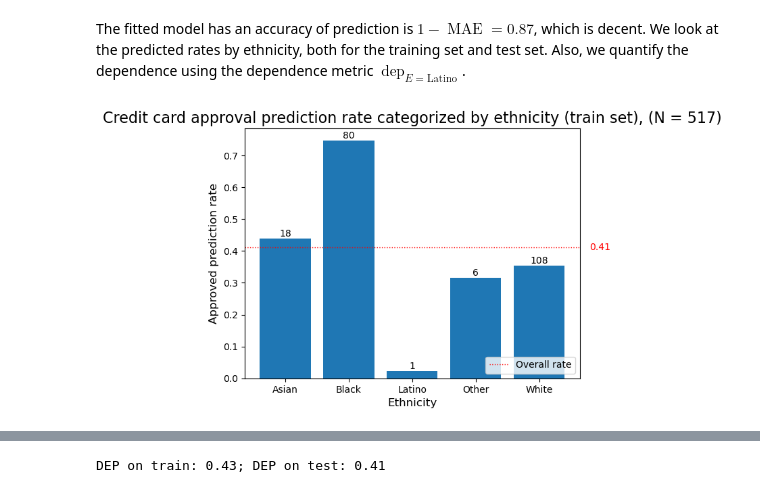
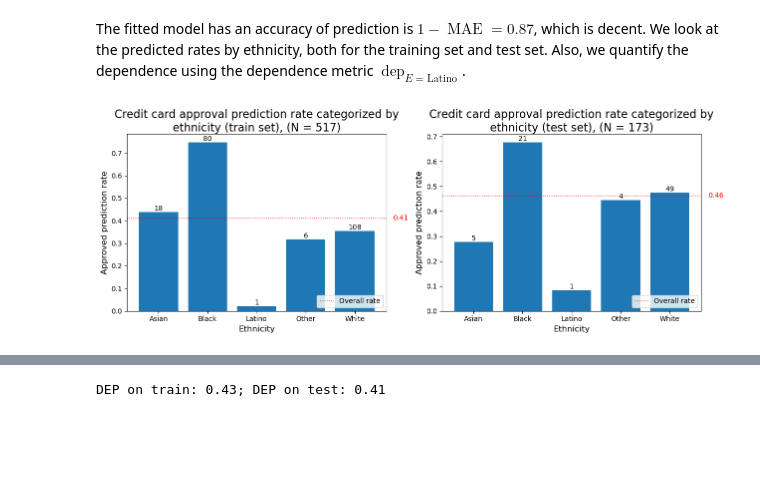
Before and after one commit to lucavella/SFML-project, a Jupyter notebook: luca_project.ipynb, the cells around one changed output, grey strips where cells are left out. Drawn from its saved outputs; the diff is of its cells as text; code cells hidden in the pictures; blank space fills up the shorter version.

```diff
--- a/luca_project.ipynb
+++ b/luca_project.ipynb
@@ -74,0 +135,9 @@ $$D(M(\vec{x}), M(\vec{y})) \le d(\vec{x}, \vec{y})$$
+# %%
+fig, ax = plt.subplots(figsize=(10, 8))
+
+ax.scatter(housing_df['MedInc'], housing_df['MedHouseVal'], s=1)
+ax.set_title('Median income in function of median house value per district in California', fontsize=16, wrap=True)
+ax.set_xlabel('Median income (in $1,000)', fontsize=12)
+ax.set_ylabel(f'Median house value (in $100,000)', fontsize=12)
+
+plt.show()
@@ -302,27 +505,33 @@ Here, the Gaussian Naive Bayes classifier is fit to the training data. To select
 # %%
+# pipeline with preprocessing and Gaussian Naive classifier model
 credit_pipe = Pipeline([
-    ('col_trans', ctf),
-    ('k_best', skb),
+    ('col_trans', credit_ctf),
+    ('k_best', credit_skb),
     ('gnb', GaussianNB())
 ])
 
+# hyperparameters
 credit_params = {
     'k_best__k': np.linspace(10, 25, 10, dtype=int)
 }
 
-kfcv = KFold(n_splits=5, shuffle=True, random_state=0)
+# 5-fold cross-validation
+credit_kfcv = KFold(n_splits=5, shuffle=True, random_state=0)
 
-gnb_gs = GridSearchCV(
+# grid search for best parameters
+credit_gnb_gs = GridSearchCV(
     credit_pipe,
     credit_params,
     scoring='accuracy',
+    n_jobs=-1,
     refit=True,
-    cv=kfcv,
+    cv=credit_kfcv,
     return_train_score=True
 )
 
-gnb_gs.fit(credit_X_train, credit_y_train)
-for param, value in gnb_gs.best_params_.items():
+# fit and print best params
+credit_gnb_gs.fit(credit_X_train, credit_y_train)
+for param, value in credit_gnb_gs.best_params_.items():
     print(f'{param}: {value}')
 # %% [output]
 k_best__k: 10
@@ -338,18 +541,18 @@ def score_summary(y_test, y_pred):
 # %%
-credit_y_test_pred = gnb_gs.predict(credit_X_test)
+credit_y_test_pred = credit_gnb_gs.predict(credit_X_test)
 score_summary(credit_y_test_pred, credit_y_test)
 # %% [output]
 R^2: 0.47; MAE: 0.13; MSE: 0.13
 # %% [markdown]
 The fitted model has an accuracy of prediction is $1-\operatorname{MAE} = 0.87$, which is decent. We look at the predicted rates by ethnicity, both for the training set and test set. Also, we quantify the dependence using the dependence metric $\operatorname{dep}_{E = \mathrm{Latino}}$.
 # %%
-credit_y_train_pred = gnb_gs.predict(credit_X_train)
+credit_y_train_pred = credit_gnb_gs.predict(credit_X_train)
 
-sensitive_rate_plot(
-    credit_X_train['Ethnicity'],
-    pd.Series(credit_y_train_pred, name='Approved prediction'),
-    1,
-    'Credit card approval prediction rate categorized by ethnicity (train set)'
+sensitive_rate_plots(
+    [credit_X_train['Ethnicity'], credit_X_test['Ethnicity']],
+    [pd.Series(credit_y_train_pred, name='Approved prediction'), pd.Series(credit_y_test_pred, name='Approved prediction')],
+    [1, 1],
+    ['Credit card approval prediction rate categorized by ethnicity (train set)', 'Credit card approval prediction rate categorized by ethnicity (test set)']
 )
 # %% [output]
-[figure, old version]
+[figure, new version]
```
Also changed, not shown: parts of 81 cells of this notebook.
